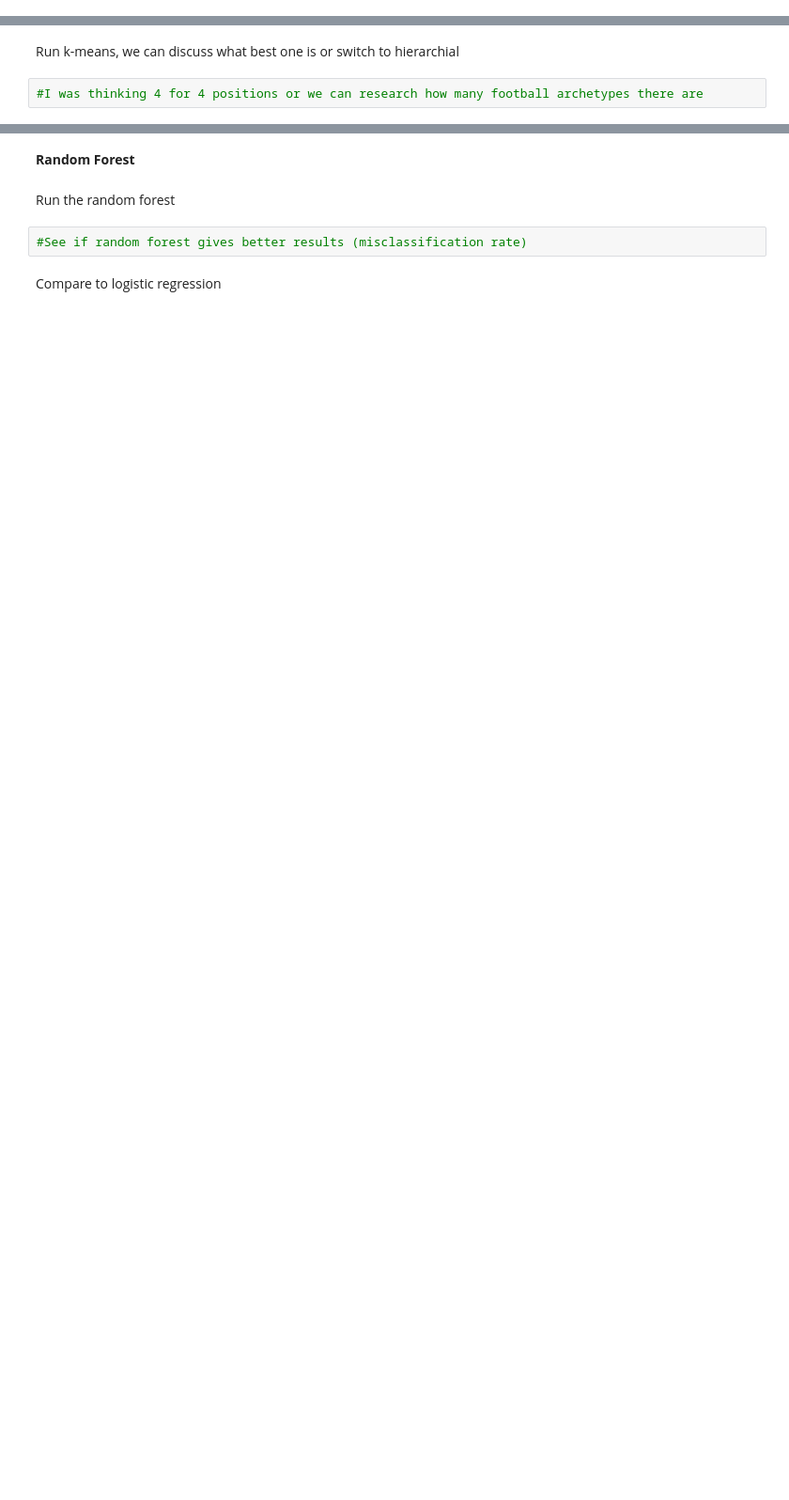
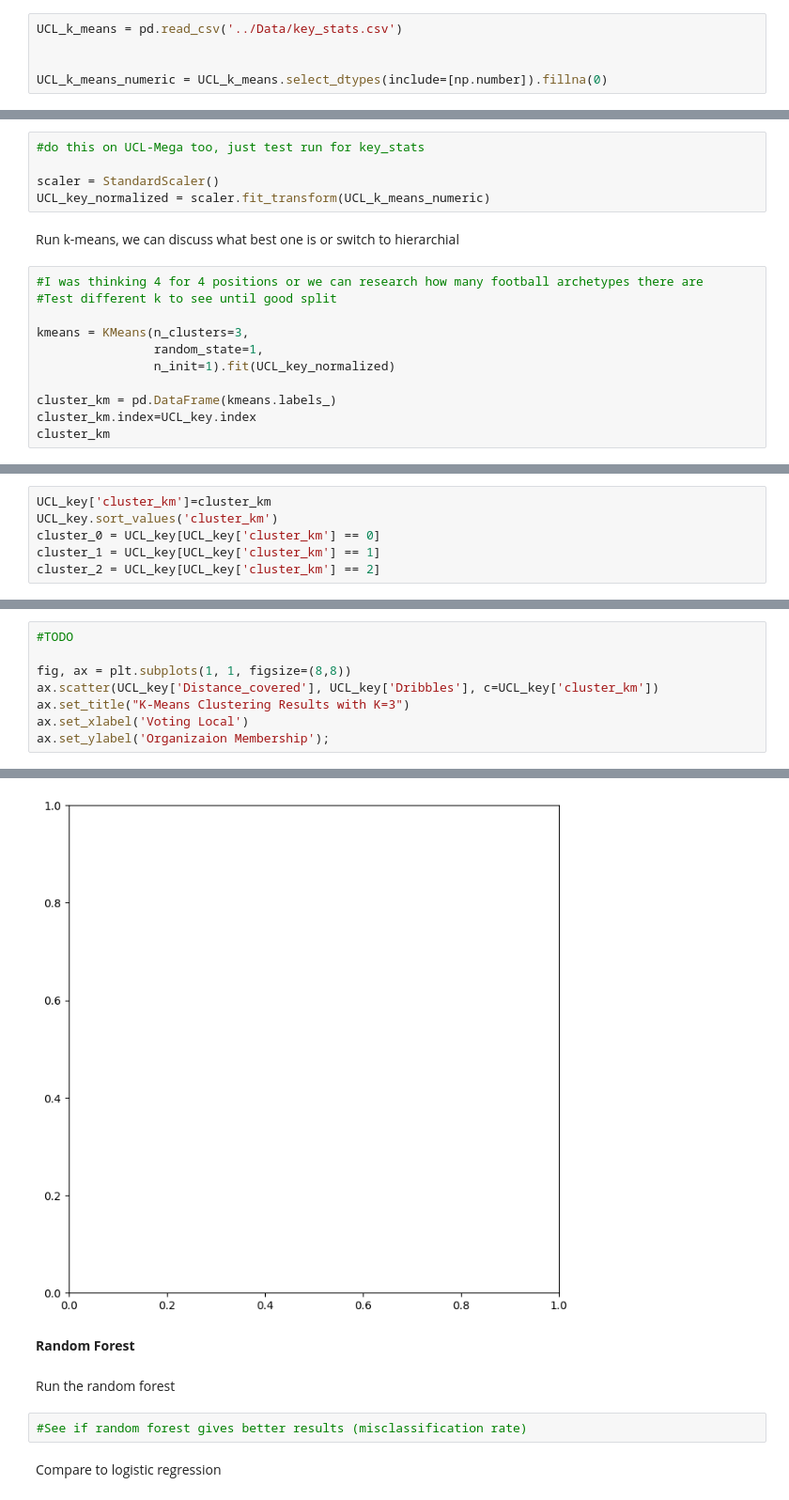
Before and after one commit to Kyle4646/CSE2600_finalproject, a Jupyter notebook: finalproject .ipynb, the cells around one changed output, grey strips where cells are left out. Shown at 94% size. Drawn from its saved outputs; the diff is of its cells as text; blank space fills up the shorter version.

Commit message:
Added TODO/started K-means

```diff
--- a/finalproject .ipynb
+++ b/finalproject .ipynb
@@ -322,9 +345,28 @@ print(total_missclassifaction, false_positive_rate, false_negative_rate)
 #This can show, players grouped by player archetype rather than position and can apply.
 # %% [markdown]
 **K-means Clustering**
+# %%
+UCL_k_means = pd.read_csv('../Data/key_stats.csv')
+
+
+UCL_k_means_numeric = UCL_k_means.select_dtypes(include=[np.number]).fillna(0)
 # %% [markdown]
 Normalize data
+# %%
+#do this on UCL-Mega too, just test run for key_stats
+
+scaler = StandardScaler()
+UCL_key_normalized = scaler.fit_transform(UCL_k_means_numeric)
 # %% [markdown]
 Run k-means, we can discuss what best one is or switch to hierarchial
 # %%
 #I was thinking 4 for 4 positions or we can research how many football archetypes there are
+#Test different k to see until good split
+
+kmeans = KMeans(n_clusters=3,
+                random_state=1,
+                n_init=1).fit(UCL_key_normalized)
+
+cluster_km = pd.DataFrame(kmeans.labels_)
+cluster_km.index=UCL_key.index
+cluster_km
@@ -330,0 +387,6 @@ Run k-means, we can discuss what best one is or switch to hierarchial
+# %%
+UCL_key['cluster_km']=cluster_km
+UCL_key.sort_values('cluster_km')
+cluster_0 = UCL_key[UCL_key['cluster_km'] == 0]
+cluster_1 = UCL_key[UCL_key['cluster_km'] == 1]
+cluster_2 = UCL_key[UCL_key['cluster_km'] == 2]
@@ -330,0 +406,9 @@ Run k-means, we can discuss what best one is or switch to hierarchial
+# %%
+#TODO
+
+fig, ax = plt.subplots(1, 1, figsize=(8,8))
+ax.scatter(UCL_key['Distance_covered'], UCL_key['Dribbles'], c=UCL_key['cluster_km'])
+ax.set_title("K-Means Clustering Results with K=3")
+ax.set_xlabel('Voting Local')
+ax.set_ylabel('Organizaion Membership');
+# %% [output]
@@ -331,3 +416,4 @@ Run k-means, we can discuss what best one is or switch to hierarchial
+[figure, added]
 # %% [markdown]
 **Random Forest**
 # %% [markdown]
```
Also changed, not shown: parts of 5 cells of this notebook.
